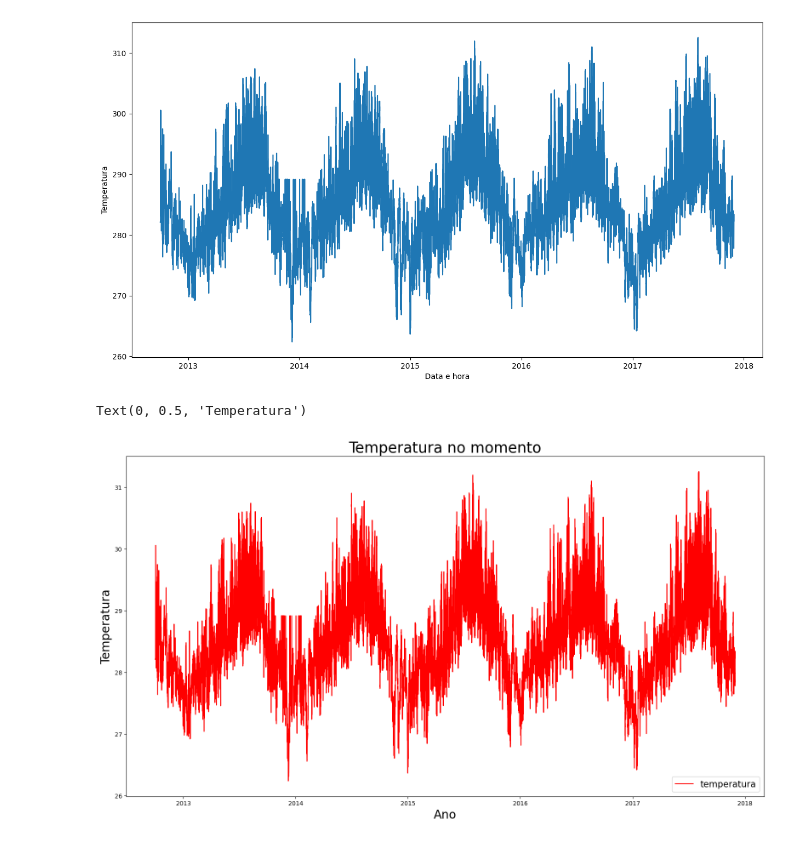
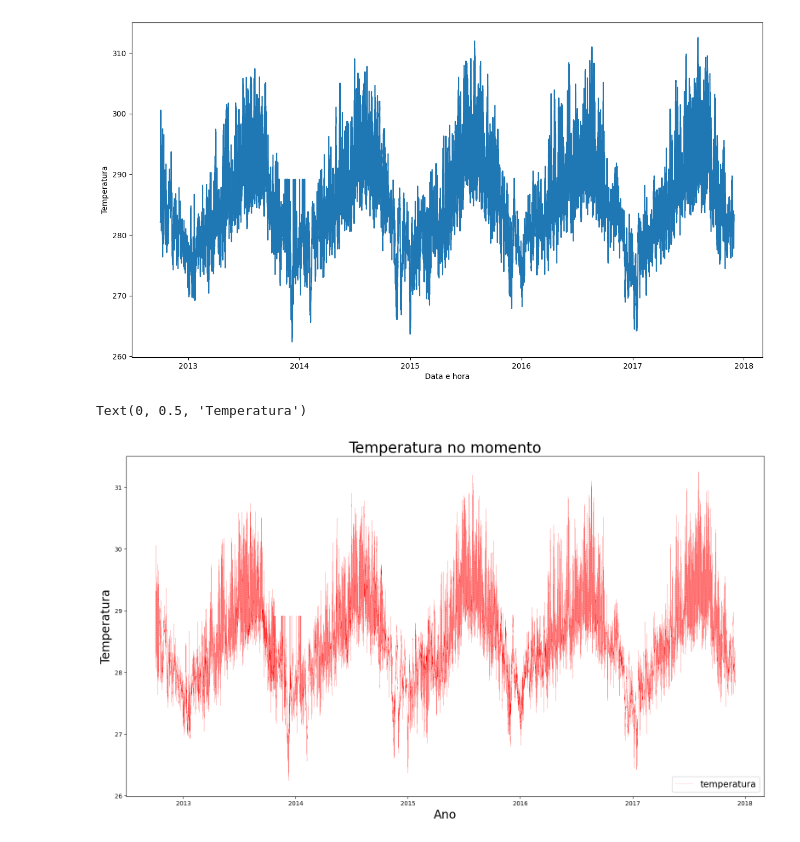
Before and after one commit to Ana-Azuma/IABD-25-TURMAB, a Jupyter notebook: aula03/codigo1.ipynb, the cells around one changed output. Cells and saved outputs as stored; diff of their text form; code cells hidden in the pictures.

```diff
--- a/aula03/codigo1.ipynb
+++ b/aula03/codigo1.ipynb
@@ -48,11 +48,11 @@ Text(0, 0.5, 'Temperatura')
 # %%
 fig = plt.figure(figsize=(15,8)) # cria uma variavel fig para armazenar o tamanho da janela da figura
 eixo = fig.add_axes([0,0,1,1]) # define o tamanho dos eixos dos graficos
-eixo.plot(df['data'], df['temperatura']/10, color='red') # color muda a cor do grafico
+eixo.plot(df['data'], df['temperatura']/10, color='red', lw=0.2,linestyle='--',marker='') # color muda a cor do grafico
 eixo.set_title('Temperatura no momento', fontsize=25) # titulo do grafico
 eixo.legend(['temperatura'], loc='lower right', fontsize=15) # loc - localização da legenda
 eixo.set_xlabel('Ano', fontsize=20)
 eixo.set_ylabel('Temperatura', fontsize=20)
 # %% [output]
 Text(0, 0.5, 'Temperatura')
-[figure, old version]
+[figure, new version]
```
Also changed, not shown: parts of 1 cell of this notebook.
